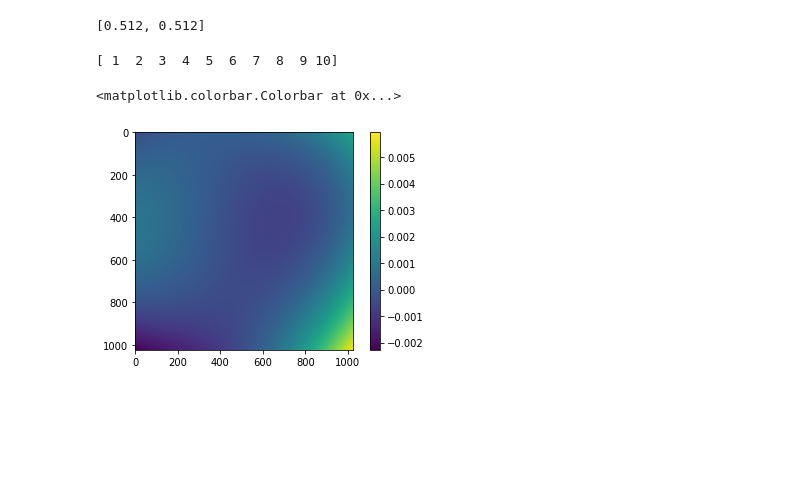
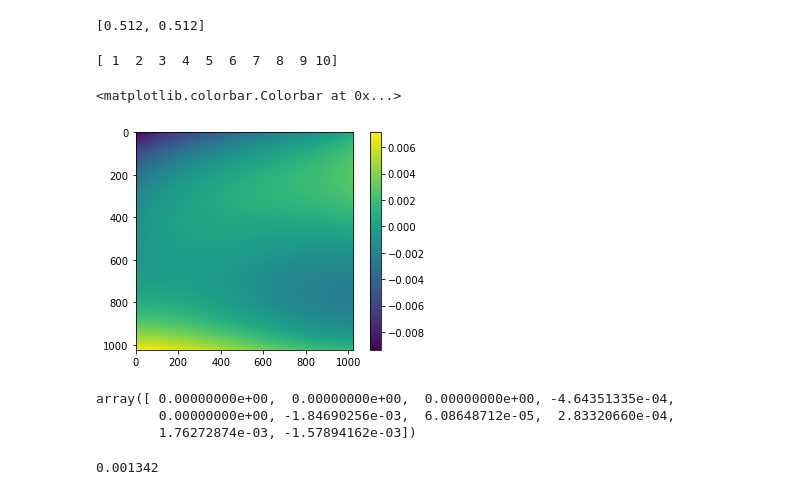
Before and after one commit to antipa/optics, a Jupyter notebook: huygens_PSF.ipynb, the cells around one changed output. Saved outputs shown, nothing was run; the diff lists cells and outputs as text; code cells hidden in the pictures; blank space fills up the shorter version.

```diff
--- a/huygens_PSF.ipynb
+++ b/huygens_PSF.ipynb
@@ -62,2 +64,12 @@ def genz(ii):
     return Z, fx, fy
+# %%
+def genW2(zlist, coeffs, rhomax):
+    zern = []
+    for ii in range(len(zlist)):
+        zern.append(genz(zlist[ii],rhomax))
+
+    W = lambda x,y:sum([zern[ii][0](x,y)*coeffs[ii] for ii in range(len(zlist))])
+    fx = lambda x,y:sum([zern[ii][1](x,y)*coeffs[ii] for ii in range(len(zlist))])
+    fy = lambda x,y:sum([zern[ii][2](x,y)*coeffs[ii] for ii in range(len(zlist))])
+    return W, fx, fy
 # %%
@@ -95,28 +107,32 @@ def genSph(efl):
 # %%
 # Construct a wavefront as a surface
 # genW creates a list. 0 holds the wavefront,
 # 1 is the x derivative and 2 is the y derivative
 zlist = np.r_[1:11]
 print(zlist)
-zco = .0005*np.random.randn(len(zlist))
+zco = .002*np.random.randn(len(zlist))
 zco[0] = 0
 zco[1] = .00
 zco[2] = .00
-
+zco[zlist==5] = 0.
 wx = 100
 wy = 50
 amp = .000
-Wtest, fx, fy = genW(zlist,zco)
+rhomax = pupil['ca'][0]/2
+Wtest, fx, fy = genW2(zlist,zco,rhomax)
 out = np.zeros_like(Rx)
-
-
-
 plt.figure()
 plt.imshow(Wtest(Rx,Ry))
 plt.colorbar()
 # %% [output]
 [ 1  2  3  4  5  6  7  8  9 10]
 <matplotlib.colorbar.Colorbar at 0x...>
-[figure, old version]
+[figure, new version]
+# %%
+zco
+# %% [output]
+array([ 0.00000000e+00,  0.00000000e+00,  0.00000000e+00, -4.64351335e-04,
+        0.00000000e+00, -1.84690256e-03,  6.08648712e-05,  2.83320660e-04,
+        1.76272874e-03, -1.57894162e-03])
 # %%
 
@@ -141,6 +157,11 @@ W_sin = genSin(wx,wy,amp)
 pupil['W_sin'] = W_sin[0]
 pupil['fx_sin'] = W_sin[1]
 pupil['fy_sin'] = W_sin[2]
+# %%
+res = 1.22*lam*pupil['efl']/pupil['ca'][0]
+print(res)
+# %% [output]
+0.001342
 # %%
 # Make a function that can compute a ray's position and OPD at the sensor
 def trace_ray(rhox, rhoy, pupil,debug=False):
```
Also changed, not shown: parts of 16 cells of this notebook, 1 other file.
